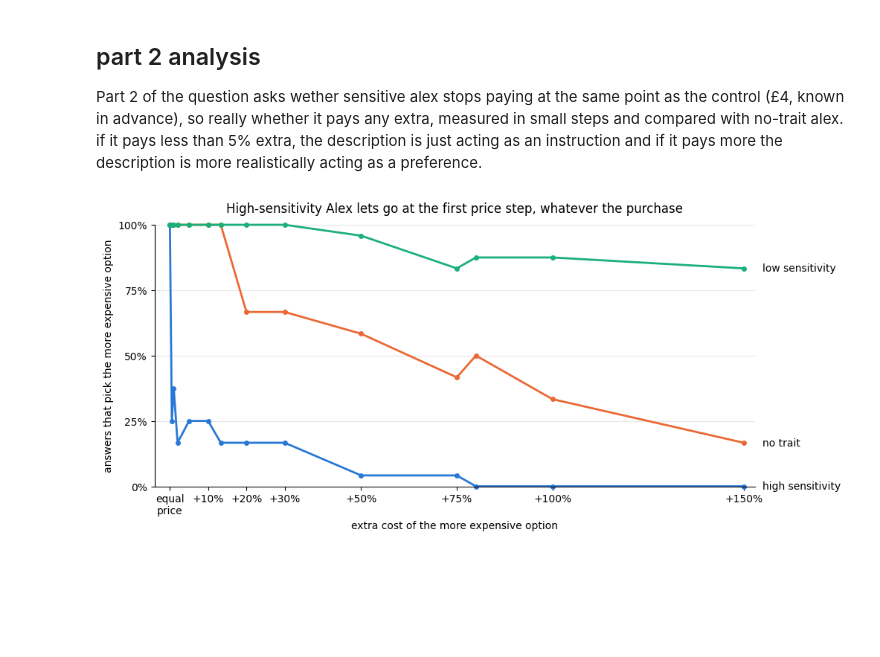
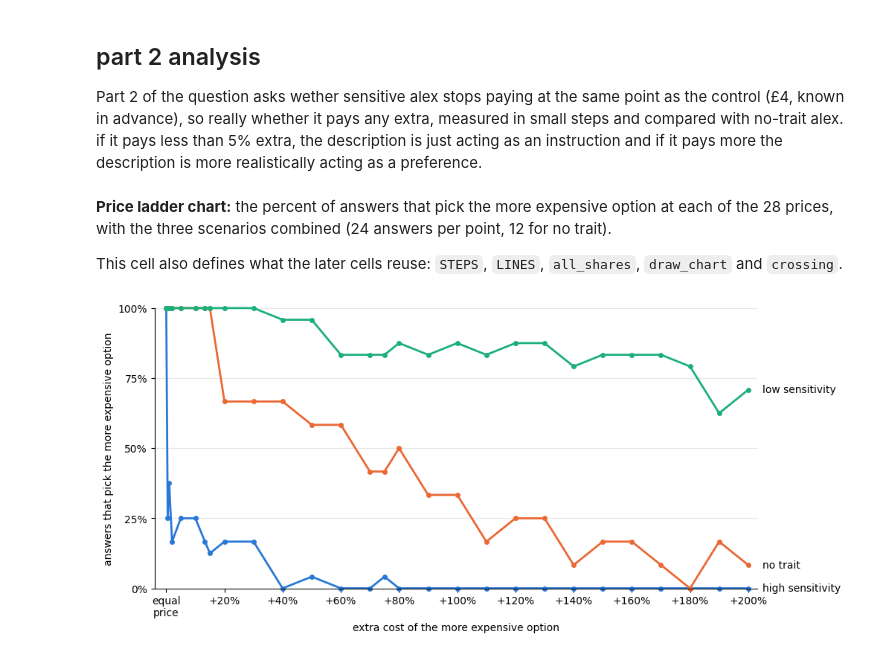
Before and after one commit to openhumanlab-ai/openhuman-research-assessment, a Jupyter notebook: experiment_1/analysis.ipynb, the cells around one changed output. Drawn from its saved outputs; the diff is of its cells as text; code cells hidden in the pictures; blank space fills up the shorter version.

```diff
--- a/experiment_1/analysis.ipynb
+++ b/experiment_1/analysis.ipynb
@@ -7,10 +19,12 @@ import json
 def get_answer(persona: str, scenario: str, extra_percent: float, order: str, round_number: int) -> tuple[str, str]:
     """Return (chosen option, explanation), e.g. get_answer("profile-02", "dinner", 75, "reversed", 1)."""
     condition = f"{persona};{scenario};pct{round(extra_percent * 10):04d};{order}"
-    for line in open(f"../runs/rq1-round{round_number}/results.jsonl", encoding="utf-8"):
-        result = json.loads(line)
-        if result["trial"]["condition"] == condition:
-            return result["parsed"]["choice_id"], result["parsed"]["explanation"]
+    # each round has two run folders: the original 14 prices and the 14 extra prices
+    for folder in (f"rq1-round{round_number}", f"rq1-round{round_number}-extra"):
+        for line in open(f"../runs/{folder}/results.jsonl", encoding="utf-8"):
+            result = json.loads(line)
+            if result["trial"]["condition"] == condition:
+                return result["parsed"]["choice_id"], result["parsed"]["explanation"]
     raise ValueError(f"no result for {condition} in round {round_number}")
 # %% [markdown]
 ## part 1 analysis
@@ -105,11 +127,17 @@ plt.show()
 ## part 2 analysis
 
 Part 2 of the question asks wether sensitive alex stops paying at the same point as the control (£4, known in advance), so really whether it pays any extra, measured in small steps and compared with no-trait alex. if it pays less than 5% extra, the description is just acting as an instruction and if it pays more the description is more realistically acting as a preference.
+# %% [markdown]
+**Price ladder chart:** the percent of answers that pick the more expensive option at each of the 28 prices, with the three scenarios combined (24 answers per point, 12 for no trait).
+
+This cell also defines what the later cells reuse: `STEPS`, `LINES`, `all_shares`, `draw_chart` and `crossing`.
 # %%
 import matplotlib.pyplot as plt
 import numpy as np
 
-STEPS = [0, 0.5, 1, 2, 5, 10, 13.3, 20, 30, 50, 75, 80, 100, 150]  # extra cost in percent, the 14 prices
+# extra cost in percent: the 14 original prices and the 14 extra prices (15%, and every 10% up to 200%)
+STEPS = [0, 0.5, 1, 2, 5, 10, 13.3, 15, 20, 30, 40, 50, 60, 70, 75, 80, 90, 100,
+         110, 120, 130, 140, 150, 160, 170, 180, 190, 200]
 EXPENSIVE = {"dinner": "prepared", "groceries": "deliver", "headphones": "wireless"}
 LINES = {  # line name -> (alex versions combined in it, colour); the last one is drawn on top
     "high sensitivity": (["profile-02", "profile-06"], "#2a78d6"),
@@ -117,7 +145,7 @@ LINES = {  # line name -> (alex versions combined in it, colour); the last one i
     "low sensitivity": (["profile-01", "profile-05"], "#1baf7a"),
 }
 
-all_shares = {}  # line name -> percent of answers that pick the more expensive option, at each of the 14 prices
+all_shares = {}  # line name -> percent of answers that pick the more expensive option, at each of the 28 prices
 for name, (personas, colour) in LINES.items():
     shares = []
     for step in STEPS:
@@ -129,33 +157,33 @@ for name, (personas, colour) in LINES.items():
 
 
 def draw_chart():
     """Draw the part 2 line chart and return its axes, so the next cells can add the NPP or APP marks to it."""
     fig, ax = plt.subplots(figsize=(10, 4.5), layout="constrained")
     for name, (personas, colour) in LINES.items():
         shares = all_shares[name]
         ax.plot(STEPS, shares, color=colour, linewidth=2, marker="o", markersize=4, clip_on=False)  # x = the real extra cost
         ax.text(STEPS[-1] + 5, shares[-1], name, va="center")  # name at the right end instead of a legend
 
-    TICKS = [0, 10, 20, 30, 50, 75, 100, 150]  # tested prices far enough apart to label; every tested price has a marker
+    TICKS = range(0, 201, 20)  # a label every 20%; every tested price has a marker
     ax.set_xticks(TICKS, labels=["equal\nprice"] + [f"+{step}%" for step in TICKS[1:]])
     ax.set_xlim(-4, STEPS[-1] + 3)  # the axis stops just before the line names
     ax.set_xlabel("extra cost of the more expensive option")
     ax.set_ylim(0, 100)
     ax.set_yticks([0, 25, 50, 75, 100], labels=["0%", "25%", "50%", "75%", "100%"])
     ax.set_ylabel("answers that pick the more expensive option")
     ax.grid(axis="y", alpha=0.3)
     ax.spines[["top", "right"]].set_visible(False)
-    ax.set_title("High-sensitivity Alex lets go at the first price step, whatever the purchase", pad=12)
+
     return ax
 
 
 def crossing(shares: list[float], level: float) -> float:
     """Extra cost at which a line first drops below level, on the straight line between the two tested prices around it."""
     i = next(i for i, share in enumerate(shares) if share < level)  # first price below the level
     return np.interp(level, [shares[i], shares[i - 1]], [STEPS[i], STEPS[i - 1]])
 
 
 draw_chart()
 plt.show()
 # %% [output]
-[figure, old version]
+[figure, new version]
```
Also changed, not shown: parts of 27 cells of this notebook, 30 other files.
